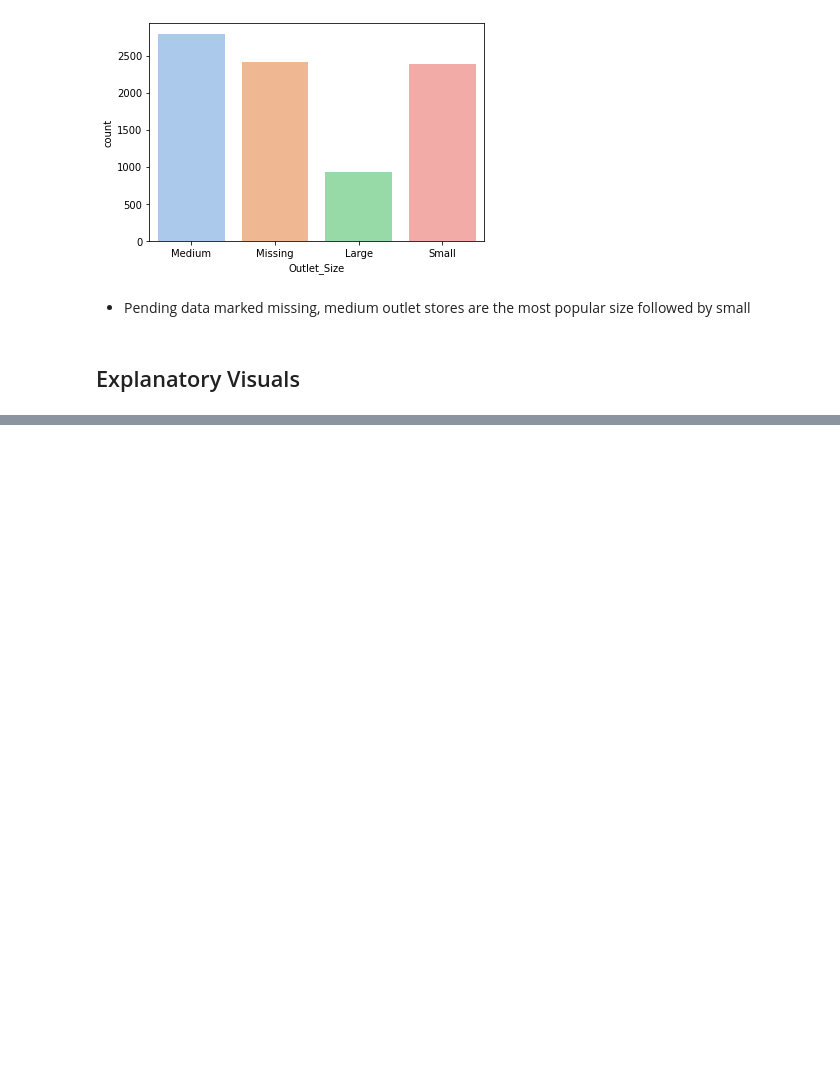
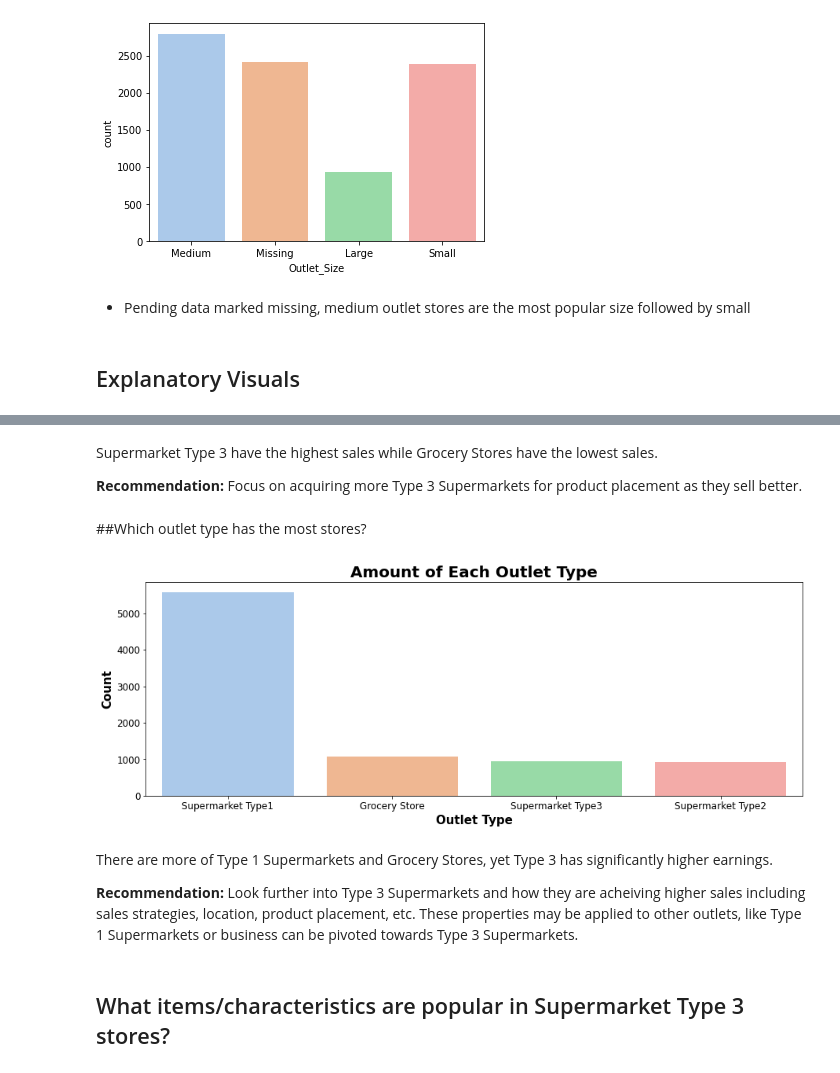
Before and after one commit to AshleyHeinrich/Project-1-, a Jupyter notebook: Project_1_Sales_Predictions.ipynb, the cells around one changed output, grey strips where cells are left out. Drawn from its saved outputs; the diff is of its cells as text; code cells hidden in the pictures; blank space fills up the shorter version.

```diff
--- a/Project_1_Sales_Predictions.ipynb
+++ b/Project_1_Sales_Predictions.ipynb
@@ -612,0 +720,28 @@ followed by small
+# %% [markdown]
+Supermarket Type 3 have the highest sales while Grocery Stores have the lowest sales.
+
+**Recommendation:** Focus on acquiring more Type 3 Supermarkets for product placement as they sell better.
+# %% [markdown]
+##Which outlet type has the most stores?
+# %%
+fig, ax = plt.subplots(figsize=(15,5))
+
+ax = sns.countplot(data=sales_df, x='Outlet_Type', order = sales_df['Outlet_Type'].value_counts(ascending = False).index);
+
+
+ax.set_title('Amount of Each Outlet Type', fontsize = 20, fontweight = 'bold');
+ax.set_xlabel('Outlet Type', fontsize = 15, fontweight = 'bold')
+ax.set_ylabel('Count', fontsize = 15, fontweight = 'bold');
+
+plt.xticks(fontsize = 12);
+plt.yticks(fontsize = 12);
+
+# https://www.statology.org/seaborn-countplot-order/
+# %% [output]
+[figure, added]
+# %% [markdown]
+There are more of Type 1 Supermarkets and Grocery Stores, yet Type 3 has significantly higher earnings.
+
+**Recommendation:** Look further into Type 3 Supermarkets and how they are acheiving higher sales including sales strategies, location, product placement, etc. These properties may be applied to other outlets, like Type 1 Supermarkets or business can be pivoted towards Type 3 Supermarkets.
+# %% [markdown]
+## What items/characteristics are popular in Supermarket Type 3 stores?
```
Also changed, not shown: parts of 18 cells of this notebook.
